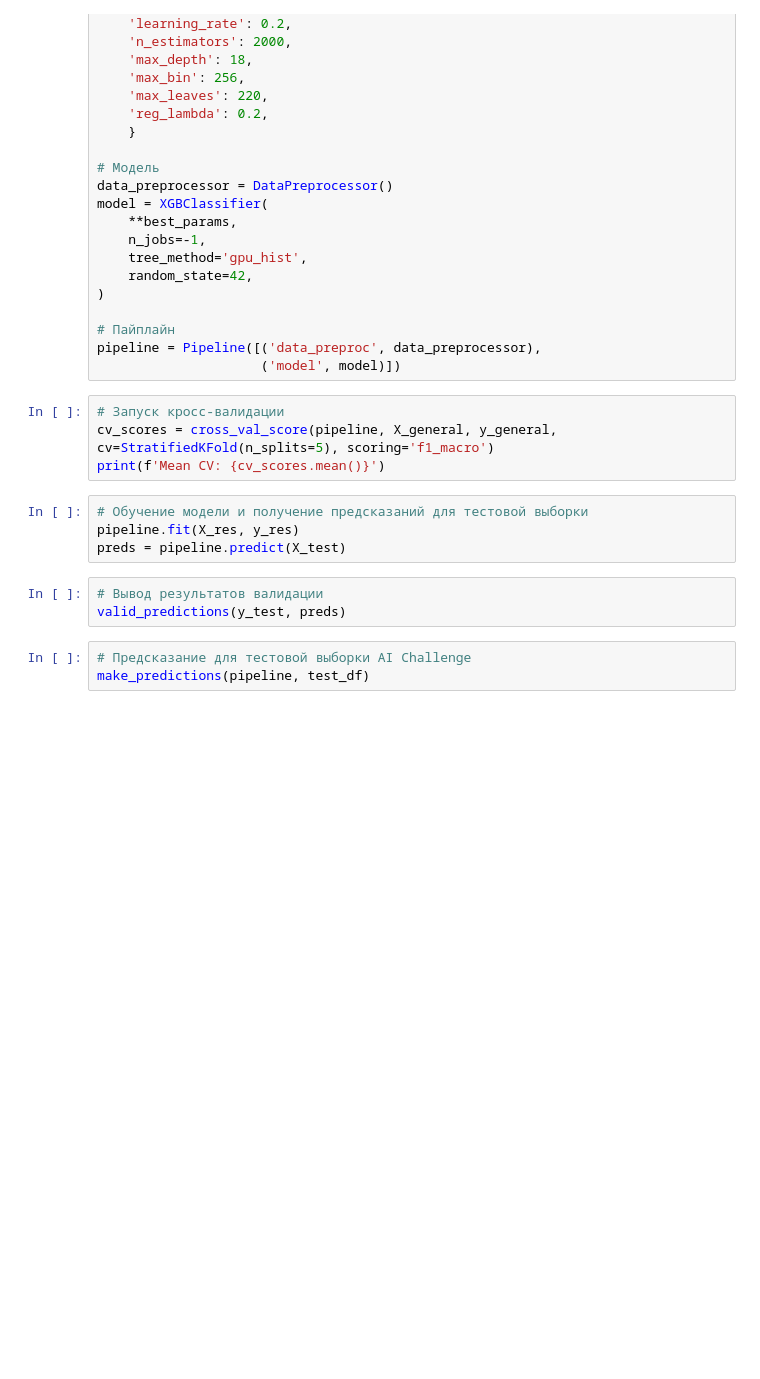
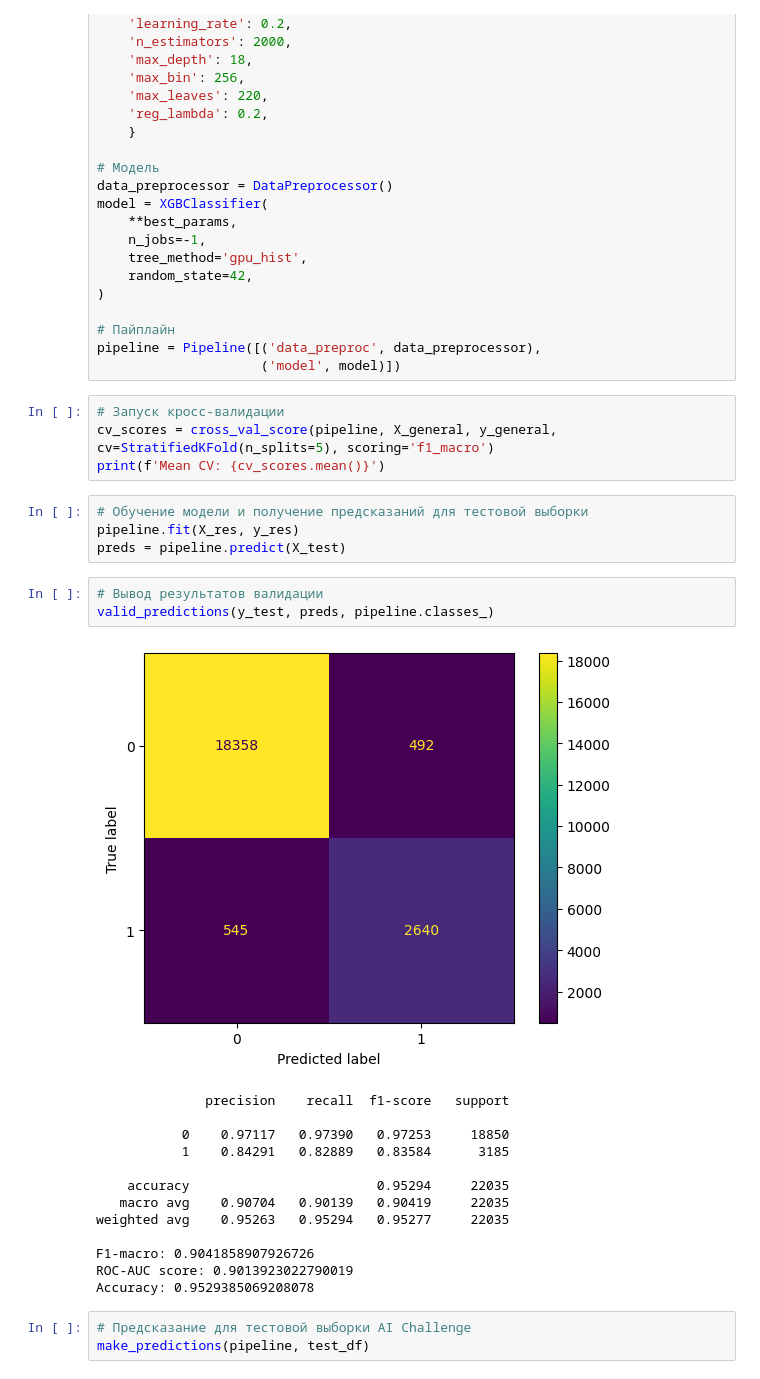
Before and after one commit to dead4an/AIIJC2023-manufacturing, a Jupyter notebook: boosting_models/xgboost.ipynb, the cells around one changed output. Cells and saved outputs as stored; diff of their text form; blank space fills up the shorter version.

```diff
--- a/boosting_models/xgboost.ipynb
+++ b/boosting_models/xgboost.ipynb
@@ -117,7 +122,21 @@ pipeline.fit(X_res, y_res)
 preds = pipeline.predict(X_test)
 # %%
 # Вывод результатов валидации
-valid_predictions(y_test, preds)
+valid_predictions(y_test, preds, pipeline.classes_)
+# %% [output]
+[figure, added]
+              precision    recall  f1-score   support
+
+           0    0.97117   0.97390   0.97253     18850
+           1    0.84291   0.82889   0.83584      3185
+
+    accuracy                        0.95294     22035
+   macro avg    0.90704   0.90139   0.90419     22035
+weighted avg    0.95263   0.95294   0.95277     22035
+
+F1-macro: 0.9041858907926726
+ROC-AUC score: 0.9013923022790019
+Accuracy: 0.9529385069208078
 # %%
 # Предсказание для тестовой выборки AI Challenge
 make_predictions(pipeline, test_df)
```
Also changed, not shown: parts of 1 cell of this notebook, 6 other files.
